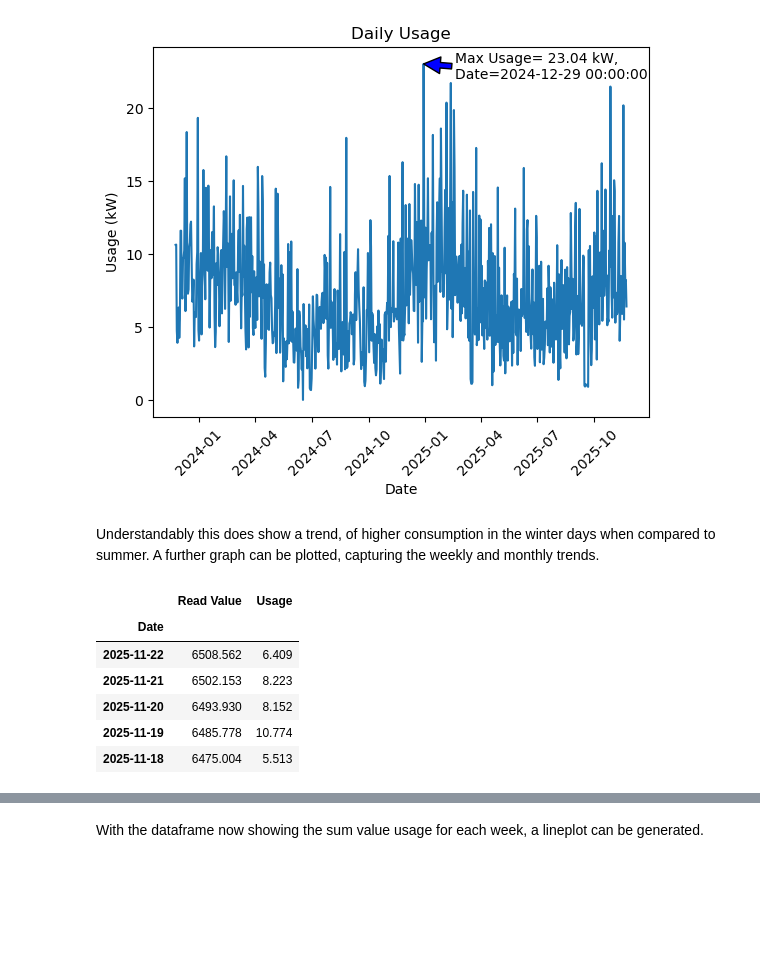
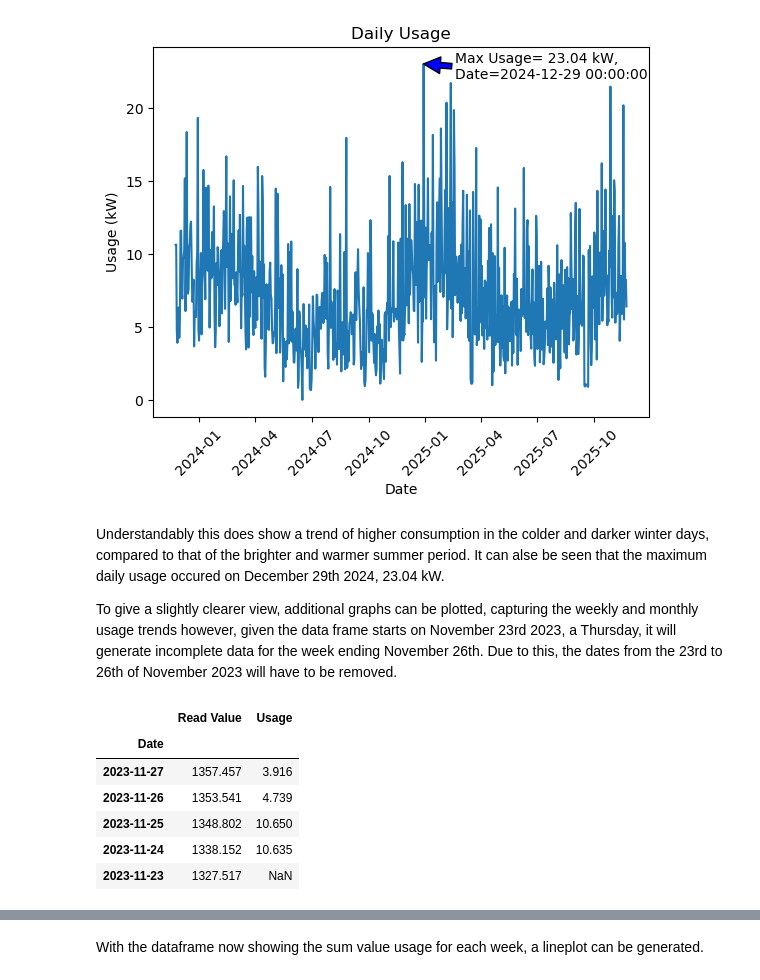
Before and after one commit to danielfinnerty/PFDA, a Jupyter notebook: project/solar_assessment.ipynb, the cells around one changed output, grey strips where cells are left out. Cells and saved outputs as stored; diff of their text form; code cells hidden in the pictures; blank space fills up the shorter version.

```diff
--- a/project/solar_assessment.ipynb
+++ b/project/solar_assessment.ipynb
@@ -244,7 +244,7 @@ ax.set_ylabel('kilowatts (kW)');
 It can be seen that on some dates, the meter reading was 0.0. This was an error on the ESB Networks system, so to rectify, back fill will be used, applying the meter reading number from the day prior. This will show a usage of 0.0 kW for the given days, but given the small amount of them, it won't impact the overall results.
 # %%
 # Replace all 0.0 with prior date details.
-df_import = df_import.replace(0.0, method='ffill')
+df_import = df_import.replace(0.0, method='bfill')
 # %% [markdown]
 A repeat linepolt can now be created to confirm a smooth line.
 # %%
@@ -342,18 +344,20 @@ ax.annotate(max_dly_text, xy=(max_dly_date, max_dly_usage), xytext=(max_dly_date
 # %% [output]
 [figure]
 # %% [markdown]
-Understandably this does show a trend, of higher consumption in the winter days when compared to summer. A further graph can be plotted, capturing the weekly and monthly trends.
+Understandably this does show a trend of higher consumption in the colder and darker winter days, compared to that of the brighter and warmer summer period. It can alse be seen that the maximum daily usage occured on December 29th 2024, 23.04 kW.
+
+To give a slightly clearer view, additional graphs can be plotted, capturing the weekly and monthly usage trends however, given the data frame starts on November 23rd 2023, a Thursday, it will generate incomplete data for the week ending November 26th. Due to this, the dates from the 23rd to 26th of November 2023 will have to be removed.
 # %%
-# Create 'wkly' data frame.
+# Create weekly data frame.
 df_import_wkly = df_import.set_index('Date')
 
-# Show first 5 rows
-df_import_wkly.head()
+# Show last 5 rows
+df_import_wkly.tail()
 # %% [output]
 |  | Read Value | Usage |
 | Date |  |  |
-| 2025-11-22 | 6508.562 | 6.409 |
-| 2025-11-21 | 6502.153 | 8.223 |
-| 2025-11-20 | 6493.930 | 8.152 |
-| 2025-11-19 | 6485.778 | 10.774 |
-| 2025-11-18 | 6475.004 | 5.513 |
+| 2023-11-27 | 1357.457 | 3.916 |
+| 2023-11-26 | 1353.541 | 4.739 |
+| 2023-11-25 | 1348.802 | 10.650 |
+| 2023-11-24 | 1338.152 | 10.635 |
+| 2023-11-23 | 1327.517 | NaN |
```
Also changed, not shown: parts of 14 cells of this notebook.
